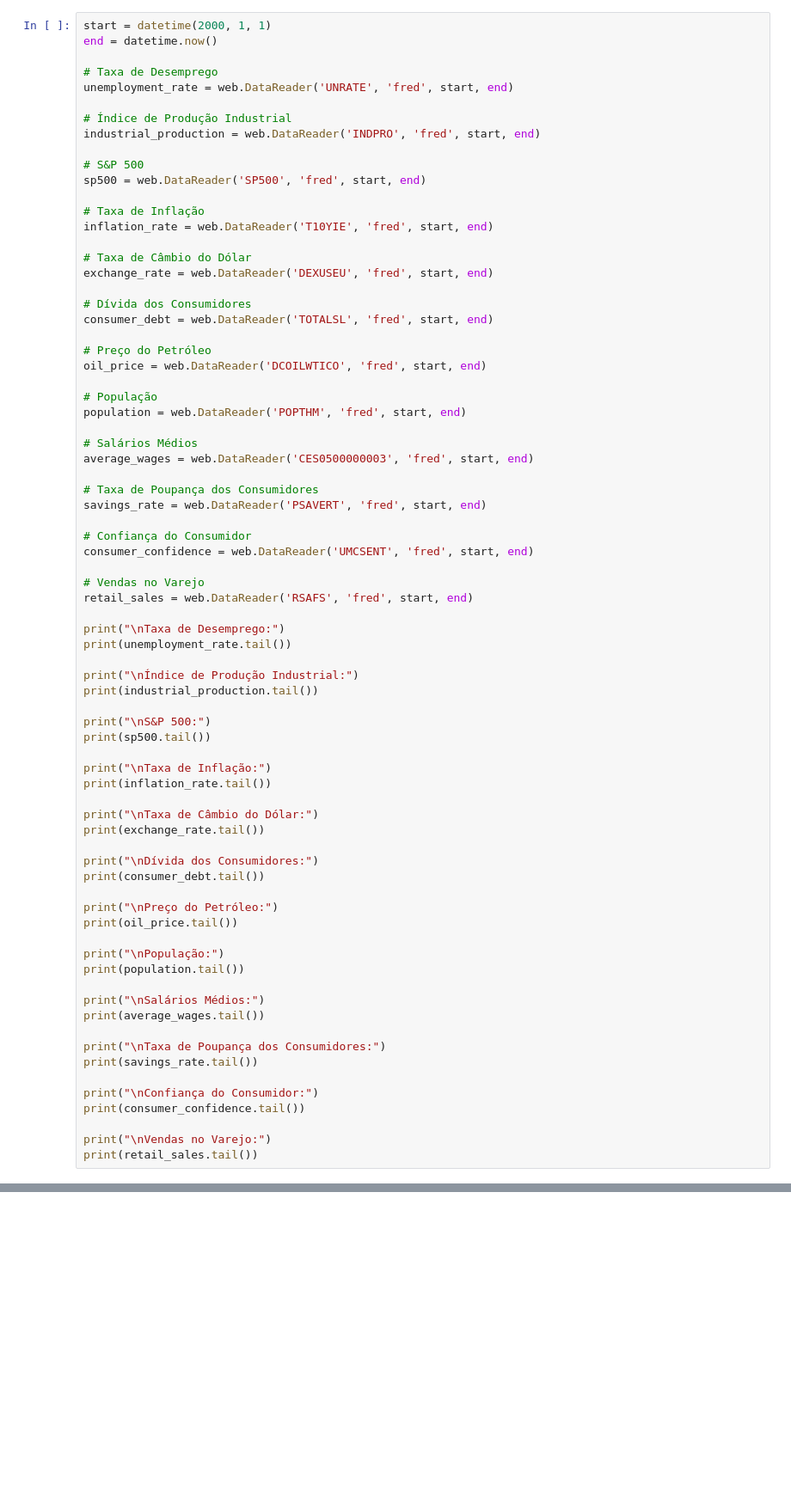
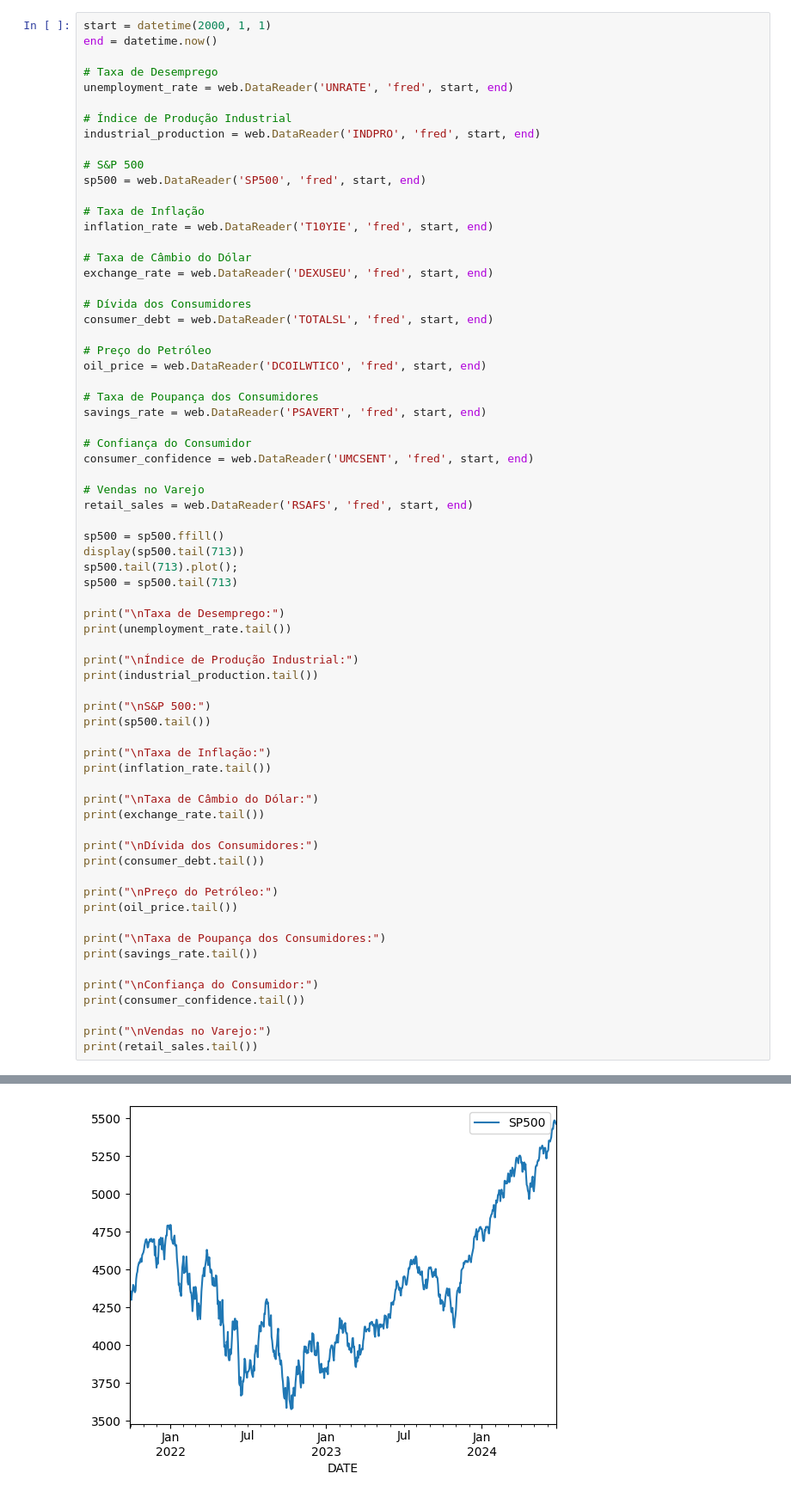
Before and after one commit to Veras-D/team-25_Desafio-IV, a Jupyter notebook: dados/data_crypto.ipynb, the cells around one changed output, grey strips where cells are left out. Shown at 86% size. Saved outputs shown, nothing was run; the diff lists cells and outputs as text; blank space fills up the shorter version.

```diff
--- a/dados/data_crypto.ipynb
+++ b/dados/data_crypto.ipynb
@@ -73,12 +73,6 @@ consumer_debt = web.DataReader('TOTALSL', 'fred', start, end)
 # Preço do Petróleo
 oil_price = web.DataReader('DCOILWTICO', 'fred', start, end)
 
-# População
-population = web.DataReader('POPTHM', 'fred', start, end)
-
-# Salários Médios
-average_wages = web.DataReader('CES0500000003', 'fred', start, end)
-
 # Taxa de Poupança dos Consumidores
 savings_rate = web.DataReader('PSAVERT', 'fred', start, end)
 
@@ -87,6 +81,11 @@ consumer_confidence = web.DataReader('UMCSENT', 'fred', start, end)
 
 # Vendas no Varejo
 retail_sales = web.DataReader('RSAFS', 'fred', start, end)
+
+sp500 = sp500.ffill()
+display(sp500.tail(713))
+sp500.tail(713).plot();
+sp500 = sp500.tail(713)
 
 print("\nTaxa de Desemprego:")
 print(unemployment_rate.tail())
@@ -109,12 +108,6 @@ print(consumer_debt.tail())
 print("\nPreço do Petróleo:")
 print(oil_price.tail())
 
-print("\nPopulação:")
-print(population.tail())
-
-print("\nSalários Médios:")
-print(average_wages.tail())
-
 print("\nTaxa de Poupança dos Consumidores:")
 print(savings_rate.tail())
 
@@ -143,0 +151 @@ DATE
+[figure, added]
```
Also changed, not shown: parts of 33 cells of this notebook, 8 other files.
